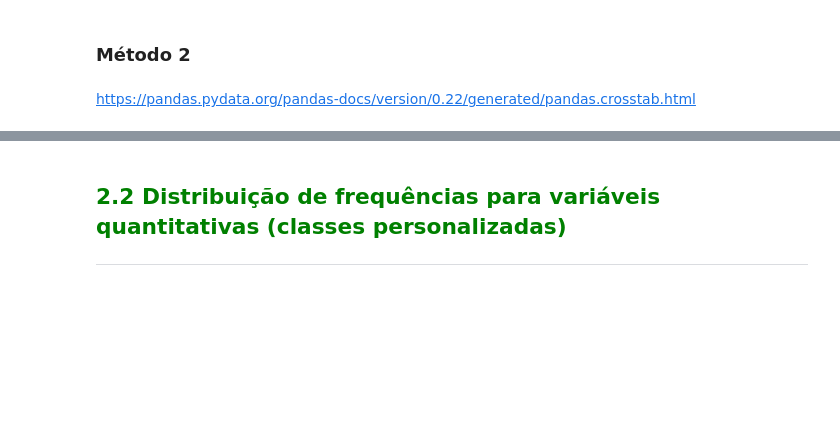
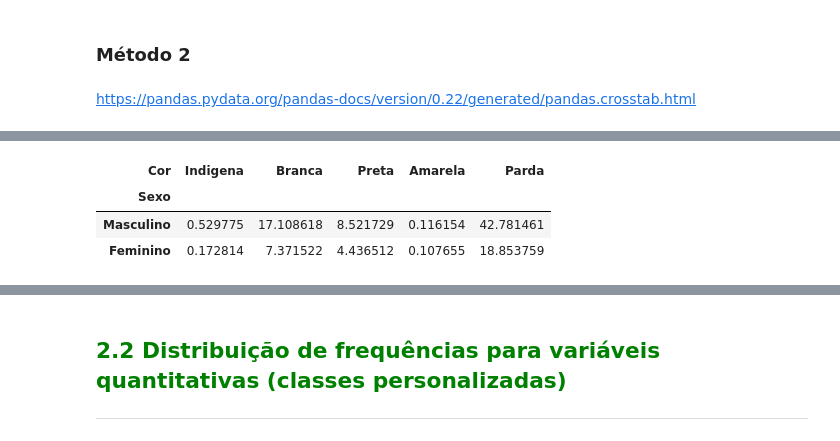
Before and after one commit to brennomongero/alura-git, a Jupyter notebook: Curso_de_Estatística_Curso_de_Estatística_Parte_1.ipynb, the cells around one changed output, grey strips where cells are left out. Cells and saved outputs as stored; diff of their text form; code cells hidden in the pictures; blank space fills up the shorter version.

```diff
--- a/Curso_de_Estatística_Curso_de_Estatística_Parte_1.ipynb
+++ b/Curso_de_Estatística_Curso_de_Estatística_Parte_1.ipynb
@@ -228,0 +289,11 @@ https://pandas.pydata.org/pandas-docs/version/0.22/generated/pandas.crosstab.htm
+# %%
+percentual2 = pd.crosstab(dados.Sexo,
+                          dados.Cor,
+                          normalize= True) * 100
+percentual2.rename(index= sexo, columns= cor, inplace = True)
+percentual2
+# %% [output]
+| Cor | Indigena | Branca | Preta | Amarela | Parda |
+| Sexo |  |  |  |  |  |
+| Masculino | 0.529775 | 17.108618 | 8.521729 | 0.116154 | 42.781461 |
+| Feminino | 0.172814 | 7.371522 | 4.436512 | 0.107655 | 18.853759 |
```
Also changed, not shown: parts of 11 cells of this notebook.
